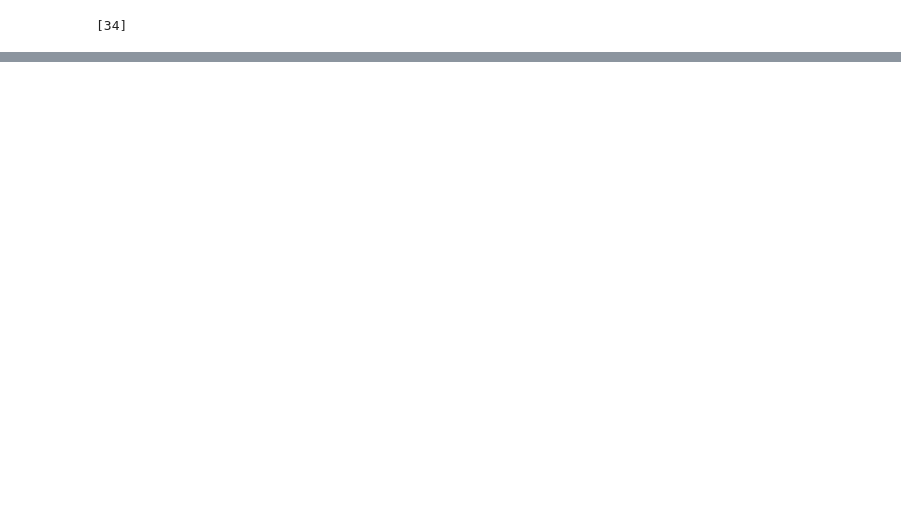
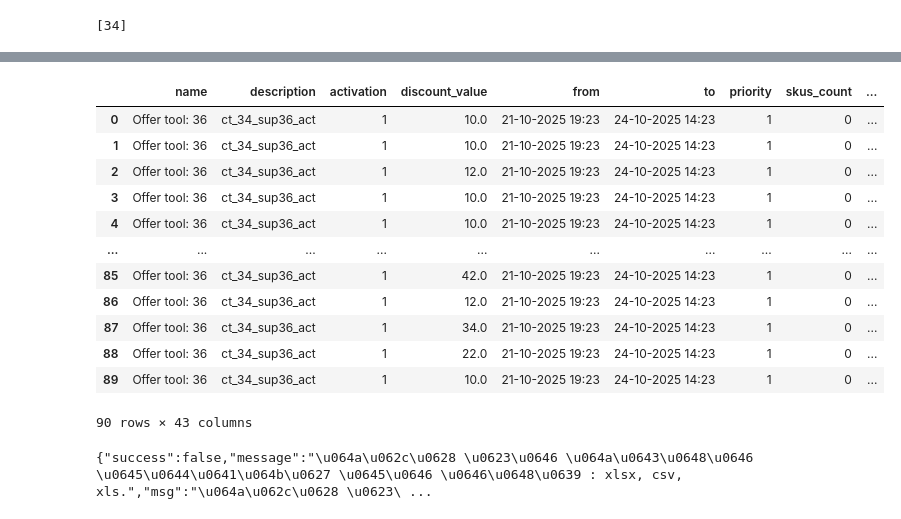
Before and after one commit to Maxab-Growth/Seif, a Jupyter notebook: Seif's_stuff/offer_itteration.ipynb, the cells around one changed output, grey strips where cells are left out. Cells and saved outputs as stored; diff of their text form; code cells hidden in the pictures; blank space fills up the shorter version.

```diff
--- a/Seif's_stuff/offer_itteration.ipynb
+++ b/Seif's_stuff/offer_itteration.ipynb
@@ -372,0 +815,3 @@ ProgrammingError: 100038 (22018): Numeric value '' is not recognized
+# %%
+avg_burn = avg_burn[['retailer_tag', 'AVERAGE_BURN']]
+avg_burn
@@ -372,0 +821,8 @@ ProgrammingError: 100038 (22018): Numeric value '' is not recognized
+# %%
+merged_df = new_offers.merge(
+    avg_burn,
+    how='left',              # or 'inner' if you only want matching rows
+    left_on='retailer_type',
+    right_on='retailer_tag'
+)
+merged_df
@@ -372,0 +843,3 @@ ProgrammingError: 100038 (22018): Numeric value '' is not recognized
+# %%
+merged_df['running_cost'] = merged_df['AVERAGE_BURN'].cumsum()
+merged_df
@@ -372,0 +860,3 @@ ProgrammingError: 100038 (22018): Numeric value '' is not recognized
+# %%
+filtered_df = merged_df[merged_df['running_cost'] < budget_left]
+filtered_df
@@ -372,0 +949,17 @@ ProgrammingError: 100038 (22018): Numeric value '' is not recognized
+# %%
+offers_df = pd.DataFrame(offers)
+offers_df
+# %% [output]
+|  | name | description | activation | discount_value | from | to | priority | skus_count | ... |
+| 0 | Offer tool: 36 | ct_34_sup36_act | 1 | 10.0 | 21-10-2025 19:23 | 24-10-2025 14:23 | 1 | 0 | ... |
+| 1 | Offer tool: 36 | ct_34_sup36_act | 1 | 10.0 | 21-10-2025 19:23 | 24-10-2025 14:23 | 1 | 0 | ... |
+| 2 | Offer tool: 36 | ct_34_sup36_act | 1 | 12.0 | 21-10-2025 19:23 | 24-10-2025 14:23 | 1 | 0 | ... |
+| 3 | Offer tool: 36 | ct_34_sup36_act | 1 | 10.0 | 21-10-2025 19:23 | 24-10-2025 14:23 | 1 | 0 | ... |
+| 4 | Offer tool: 36 | ct_34_sup36_act | 1 | 10.0 | 21-10-2025 19:23 | 24-10-2025 14:23 | 1 | 0 | ... |
+| ... | ... | ... | ... | ... | ... | ... | ... | ... | ... |
+| 85 | Offer tool: 36 | ct_34_sup36_act | 1 | 42.0 | 21-10-2025 19:23 | 24-10-2025 14:23 | 1 | 0 | ... |
+| 86 | Offer tool: 36 | ct_34_sup36_act | 1 | 12.0 | 21-10-2025 19:23 | 24-10-2025 14:23 | 1 | 0 | ... |
+| 87 | Offer tool: 36 | ct_34_sup36_act | 1 | 34.0 | 21-10-2025 19:23 | 24-10-2025 14:23 | 1 | 0 | ... |
+| 88 | Offer tool: 36 | ct_34_sup36_act | 1 | 22.0 | 21-10-2025 19:23 | 24-10-2025 14:23 | 1 | 0 | ... |
+| 89 | Offer tool: 36 | ct_34_sup36_act | 1 | 10.0 | 21-10-2025 19:23 | 24-10-2025 14:23 | 1 | 0 | ... |
+90 rows × 43 columns
@@ -372,0 +991,16 @@ ProgrammingError: 100038 (22018): Numeric value '' is not recognized
+# %%
+import requests
+
+url = "https://api.maxab.info/main-system/api/admin-portal/offers/upload-offers"
+
+payload = "-----011000010111000001101001\r\nContent-Disposition: form-data; name=\"sheet\"; filename=\"test_data.xlsx\"\r\nContent-Type: application/vnd.openxmlformats-officedocument.spreadsheetml.sheet\r\n\r\n\r\n-----011000010111000001101001--\r\n"
+headers = {
+    "authorization": f"Bearer {jwt_token}",
+    "Content-Type": "multipart/form-data; boundary=---011000010111000001101001"
+}
+
+response = requests.request("POST", url, data=payload, headers=headers)
+
+print(response.text)
+# %% [output]
+{"success":false,"message":"\u064a\u062c\u0628 \u0623\u0646 \u064a\u0643\u0648\u0646 \u0645\u0644\u0641\u064b\u0627 \u0645\u0646 \u0646\u0648\u0639 : xlsx, csv, xls.","msg":"\u064a\u062c\u0628 \u0623\ ...
```
Also changed, not shown: parts of 20 cells of this notebook.
